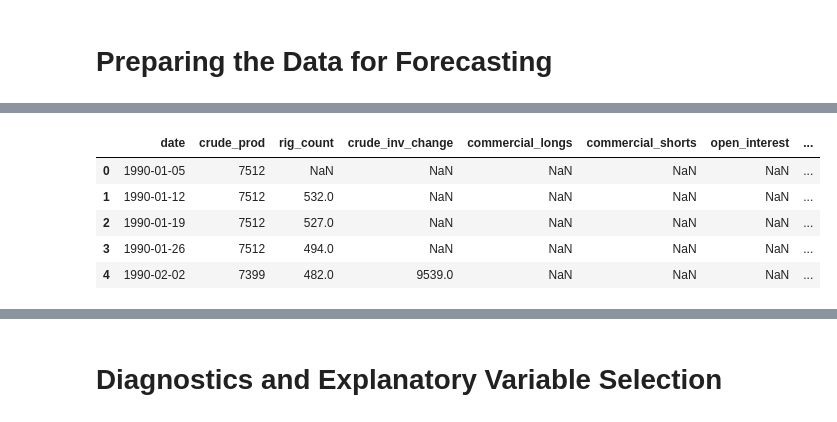
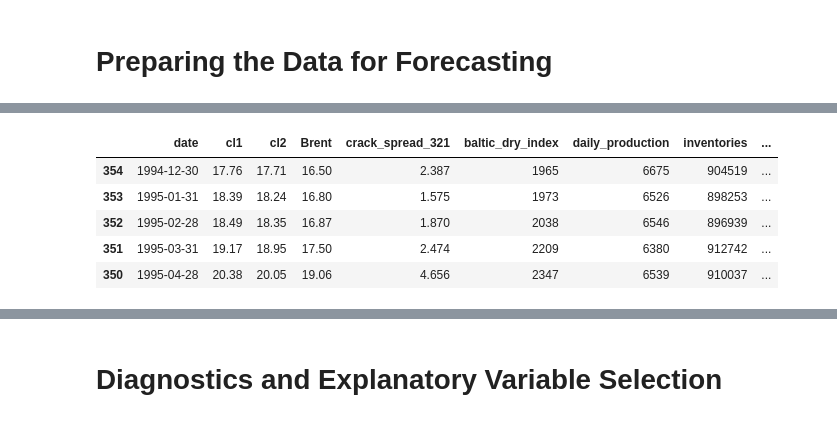
Before and after one commit to hivan04/oil-forecasting-arima, a Jupyter notebook: main.ipynb, the cells around one changed output, grey strips where cells are left out. Saved outputs shown, nothing was run; the diff lists cells and outputs as text; code cells hidden in the pictures.

```diff
--- a/main.ipynb
+++ b/main.ipynb
@@ -118,30 +134,31 @@ w.head()
 # %%
 # Rename columns for easier reference later
 rename = {
     "Date": "date",
-    "Weekly Prod Crude": "crude_prod",
-    "Weekly Rig Count": "rig_count",
-    "Weekly change in Crude Stock": "crude_inv_change",
-    "Weekly Commercial Long": "commercial_longs",
-    "Weekly Commercial Short": "commercial_shorts",
-    "Weekly Total Open Interest": "open_interest",
-    "CL1_weekly_avg" : "CL1_weekly_avg",
-    "CL2_weekly_avg" : "CL2_weekly_avg",
-    "CL1_ret" : "CL1_ret",
-    "CL1_logret" : "CL1_logret",
-    "spread_CL2_CL1" : "spread",
+    "CL1": "cl1",
+    "CL2": "cl2",
+    "Brent": "brent",
+    "CRKS321C Index": "crack_spread_321",
+    "Baltic Dry Index": "baltic_dry_index",
+    "Daily Production": "daily_production",
+    "Inventories" : "inventories",
+    "Rig Count" : "num_of_rigs",
+    "Commercial Long" : "commercial_long",
+    "Commercial Short" : "commercial_short",
+    "Total Open Interest" : "total_open_interest",
+    "spread" : "spread",
     "spread_change" : "spread_change",
 }
 
-w = w.rename(columns=rename)
+m = m.rename(columns=rename)
 
-w.head()
+m.head()
 # %% [output]
-|  | date | crude_prod | rig_count | crude_inv_change | commercial_longs | commercial_shorts | open_interest | ... |
-| 0 | 1990-01-05 | 7512 | NaN | NaN | NaN | NaN | NaN | ... |
-| 1 | 1990-01-12 | 7512 | 532.0 | NaN | NaN | NaN | NaN | ... |
-| 2 | 1990-01-19 | 7512 | 527.0 | NaN | NaN | NaN | NaN | ... |
-| 3 | 1990-01-26 | 7512 | 494.0 | NaN | NaN | NaN | NaN | ... |
-| 4 | 1990-02-02 | 7399 | 482.0 | 9539.0 | NaN | NaN | NaN | ... |
+|  | date | cl1 | cl2 | Brent | crack_spread_321 | baltic_dry_index | daily_production | inventories | ... |
+| 354 | 1994-12-30 | 17.76 | 17.71 | 16.50 | 2.387 | 1965 | 6675 | 904519 | ... |
+| 353 | 1995-01-31 | 18.39 | 18.24 | 16.80 | 1.575 | 1973 | 6526 | 898253 | ... |
+| 352 | 1995-02-28 | 18.49 | 18.35 | 16.87 | 1.870 | 2038 | 6546 | 896939 | ... |
+| 351 | 1995-03-31 | 19.17 | 18.95 | 17.50 | 2.474 | 2209 | 6380 | 912742 | ... |
+| 350 | 1995-04-28 | 20.38 | 20.05 | 19.06 | 4.656 | 2347 | 6539 | 910037 | ... |
 # %%
 # Setting our target variable
```
Also changed, not shown: parts of 25 cells of this notebook, 2 other files.
